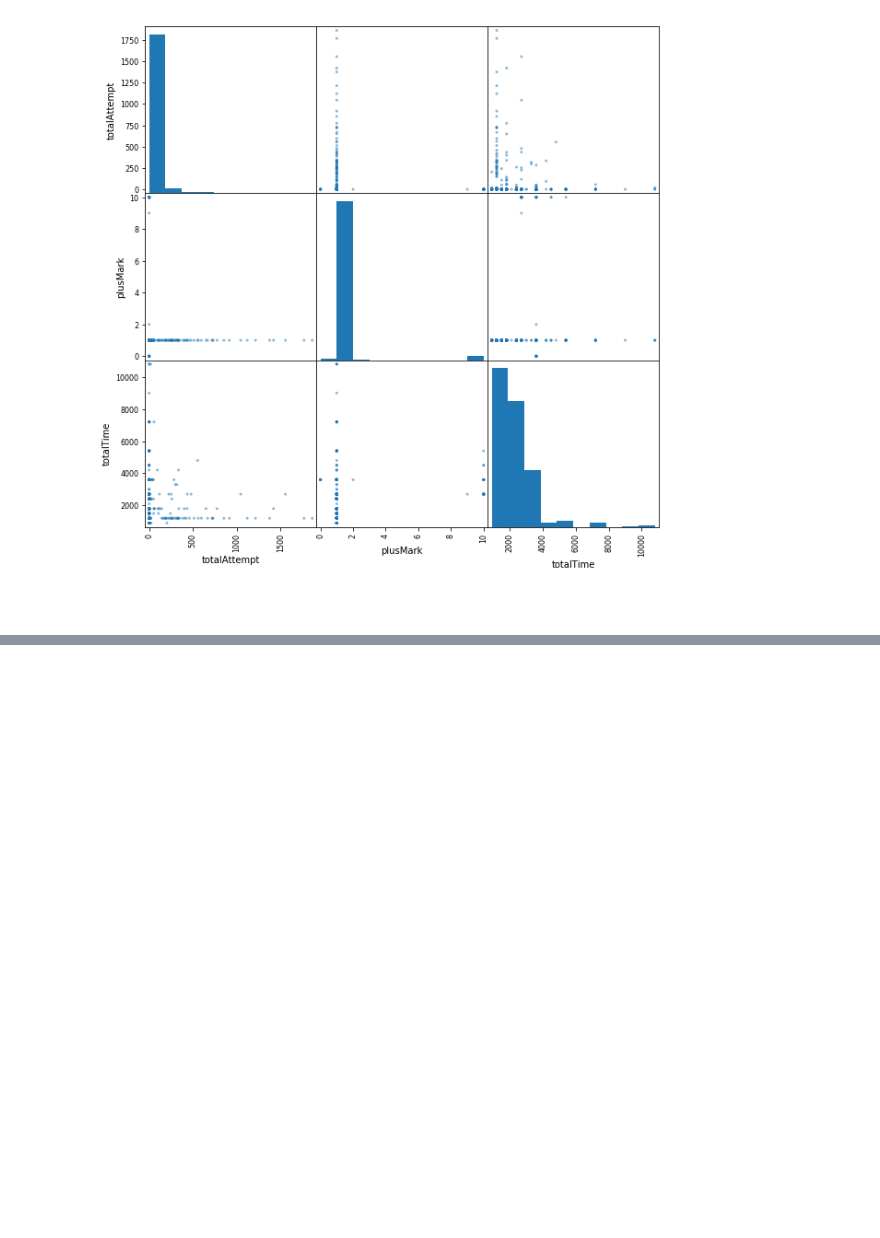
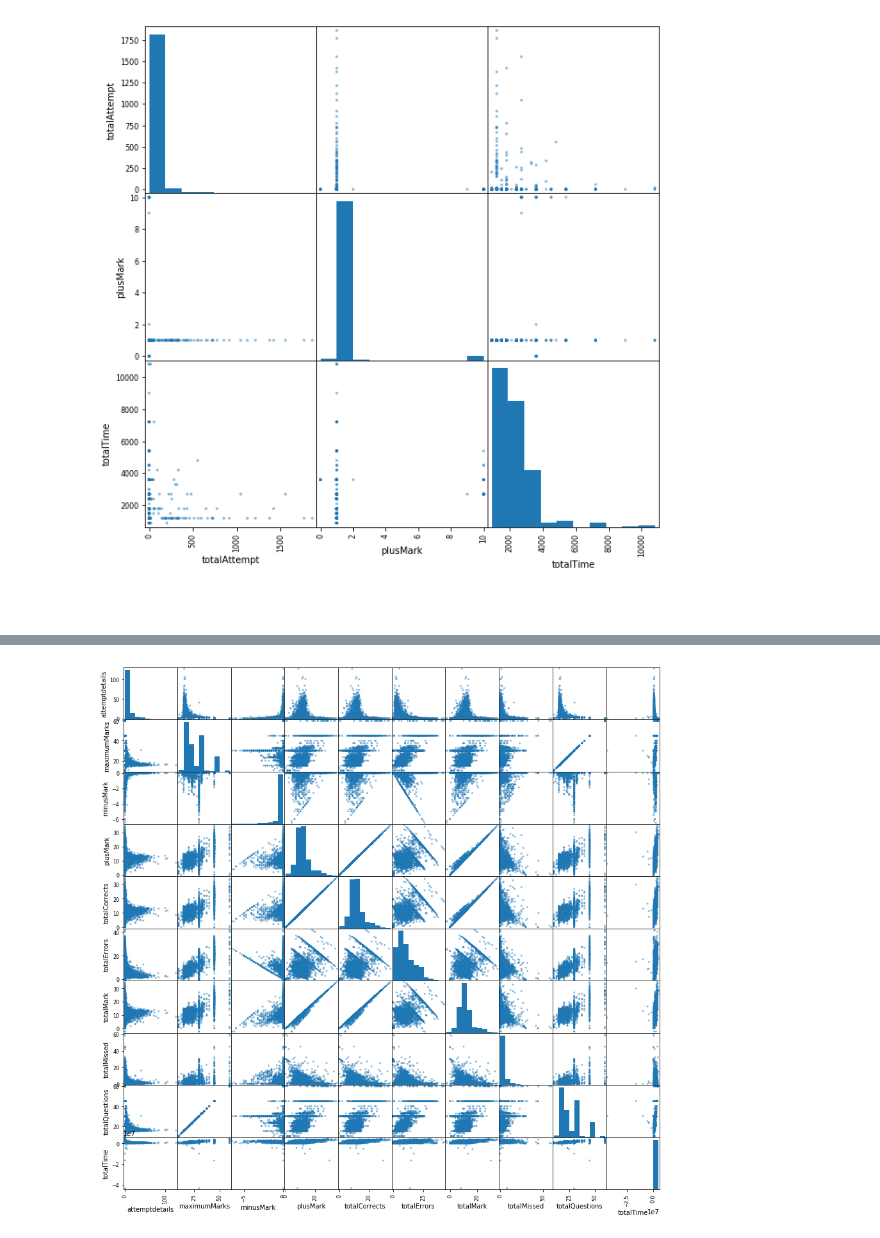
Before and after one commit to Kali-Dev/Internship-Assignment, a Jupyter notebook: intership project.ipynb, the cells around one changed output, grey strips where cells are left out. Cells and saved outputs as stored; diff of their text form; code cells hidden in the pictures; blank space fills up the shorter version.

Commit message:
created sub dataframe with number of attempts and mean values of features

```diff
--- a/intership project.ipynb
+++ b/intership project.ipynb
@@ -566,0 +706,2 @@ pd.plotting.scatter_matrix(practicesets_df[['user','totalAttempt','plusMark','to
+# %%
+placement_test_analysis_df = pd.DataFrame({'unique_users':unique_users, 'numberOfTestAttempts':})
@@ -566,0 +738,2 @@ pd.plotting.scatter_matrix(practicesets_df[['user','totalAttempt','plusMark','to
+# %%
+placement_test_analysis_mean = placement_test_df.groupby(['user','userId']).mean()[['maximumMarks','minusMark','plusMark','totalCorrects','totalErrors','totalMark','totalMissed','totalQuestions','totalTime']]
@@ -566,0 +763,2 @@ pd.plotting.scatter_matrix(practicesets_df[['user','totalAttempt','plusMark','to
+# %%
+placement_test_analysis_df = placement_test_analysis_df.join(placement_test_analysis_mean.reset_index().iloc[:,2:])
@@ -566,0 +779,4 @@ pd.plotting.scatter_matrix(practicesets_df[['user','totalAttempt','plusMark','to
+# %%
+pd.plotting.scatter_matrix(placement_test_analysis_df, figsize=(15,15));
+# %% [output]
+[figure, added]
```
Also changed, not shown: parts of 36 cells of this notebook.
